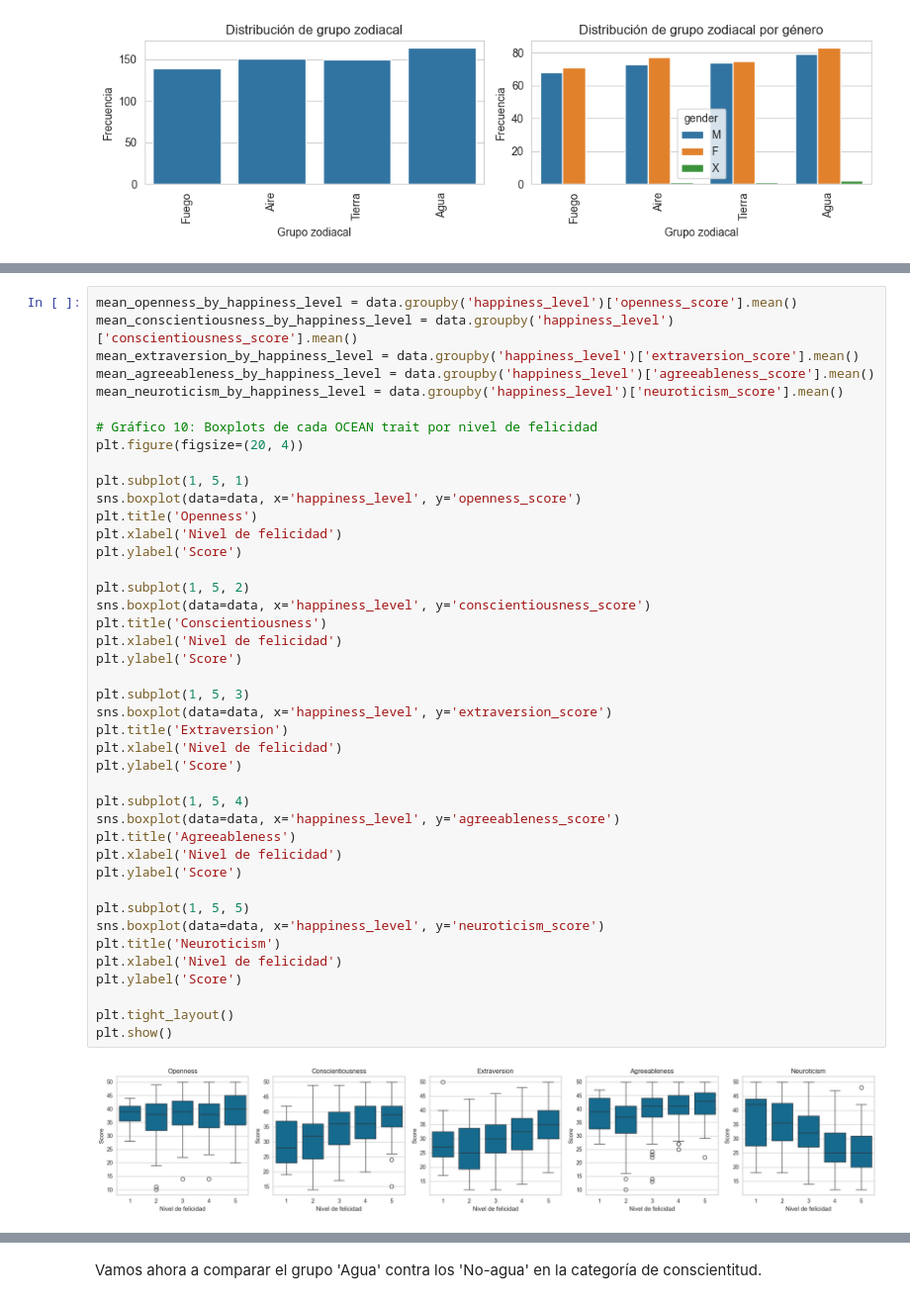
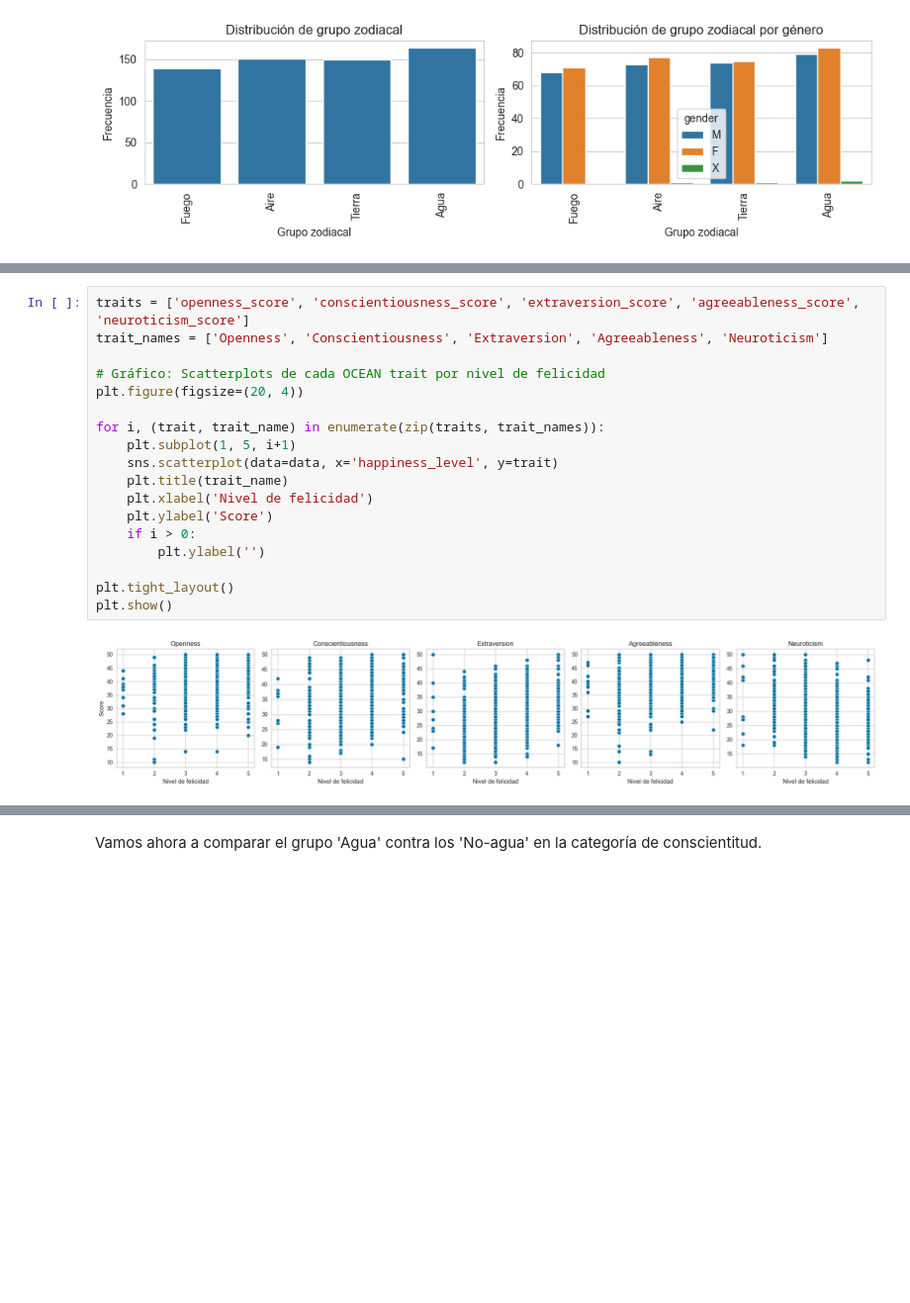
Before and after one commit to ferkrodriguez98/tesis-analisis-datos, a Jupyter notebook: notebook_final_analisis.ipynb, the cells around one changed output, grey strips where cells are left out. Shown at 99% size. Drawn from its saved outputs; the diff is of its cells as text; blank space fills up the shorter version.

```diff
--- a/notebook_final_analisis.ipynb
+++ b/notebook_final_analisis.ipynb
@@ -453,44 +438,20 @@ neuroticism_score        -0.406137           1.000000
-# %%
-mean_openness_by_happiness_level = data.groupby('happiness_level')['openness_score'].mean()
-mean_conscientiousness_by_happiness_level = data.groupby('happiness_level')['conscientiousness_score'].mean()
-mean_extraversion_by_happiness_level = data.groupby('happiness_level')['extraversion_score'].mean()
-mean_agreeableness_by_happiness_level = data.groupby('happiness_level')['agreeableness_score'].mean()
-mean_neuroticism_by_happiness_level = data.groupby('happiness_level')['neuroticism_score'].mean()
-
-# Gráfico 10: Boxplots de cada OCEAN trait por nivel de felicidad
-plt.figure(figsize=(20, 4))
-
-plt.subplot(1, 5, 1)
-sns.boxplot(data=data, x='happiness_level', y='openness_score')
-plt.title('Openness')
-plt.xlabel('Nivel de felicidad')
-plt.ylabel('Score')
-
-plt.subplot(1, 5, 2)
-sns.boxplot(data=data, x='happiness_level', y='conscientiousness_score')
-plt.title('Conscientiousness')
-plt.xlabel('Nivel de felicidad')
-plt.ylabel('Score')
-
-plt.subplot(1, 5, 3)
-sns.boxplot(data=data, x='happiness_level', y='extraversion_score')
-plt.title('Extraversion')
-plt.xlabel('Nivel de felicidad')
-plt.ylabel('Score')
-
-plt.subplot(1, 5, 4)
-sns.boxplot(data=data, x='happiness_level', y='agreeableness_score')
-plt.title('Agreeableness')
-plt.xlabel('Nivel de felicidad')
-plt.ylabel('Score')
-
-plt.subplot(1, 5, 5)
-sns.boxplot(data=data, x='happiness_level', y='neuroticism_score')
-plt.title('Neuroticism')
-plt.xlabel('Nivel de felicidad')
-plt.ylabel('Score')
-
-plt.tight_layout()
-plt.show()
-# %% [output]
-[figure, removed]
+# %%
+traits = ['openness_score', 'conscientiousness_score', 'extraversion_score', 'agreeableness_score', 'neuroticism_score']
+trait_names = ['Openness', 'Conscientiousness', 'Extraversion', 'Agreeableness', 'Neuroticism']
+
+# Gráfico: Scatterplots de cada OCEAN trait por nivel de felicidad
+plt.figure(figsize=(20, 4))
+
+for i, (trait, trait_name) in enumerate(zip(traits, trait_names)):
+    plt.subplot(1, 5, i+1)
+    sns.scatterplot(data=data, x='happiness_level', y=trait)
+    plt.title(trait_name)
+    plt.xlabel('Nivel de felicidad')
+    plt.ylabel('Score')
+    if i > 0:
+        plt.ylabel('')
+
+plt.tight_layout()
+plt.show()
+# %% [output]
+[figure, added]
```
Also changed, not shown: parts of 23 cells of this notebook, 1 other file.
